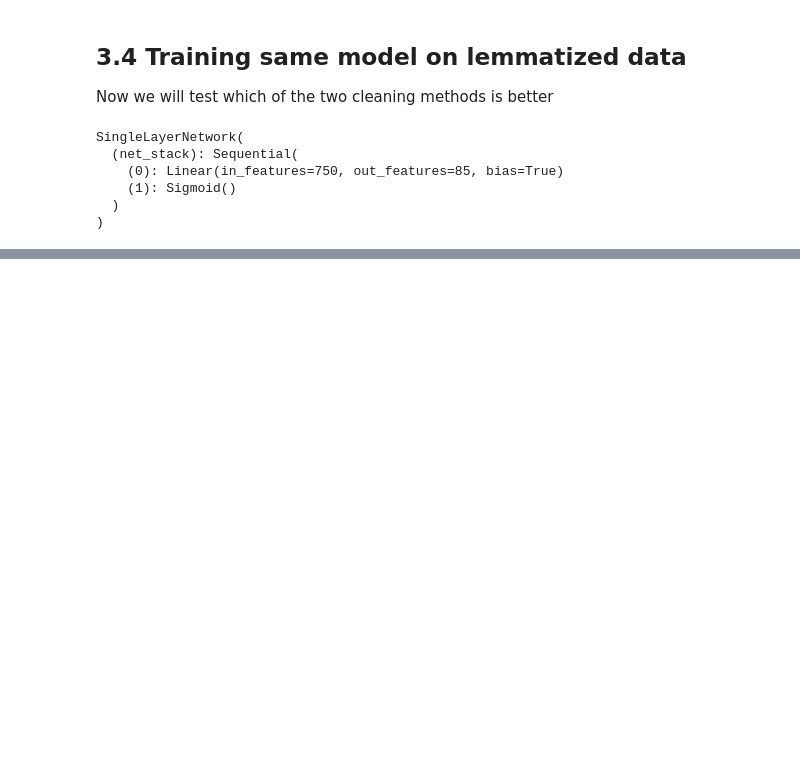
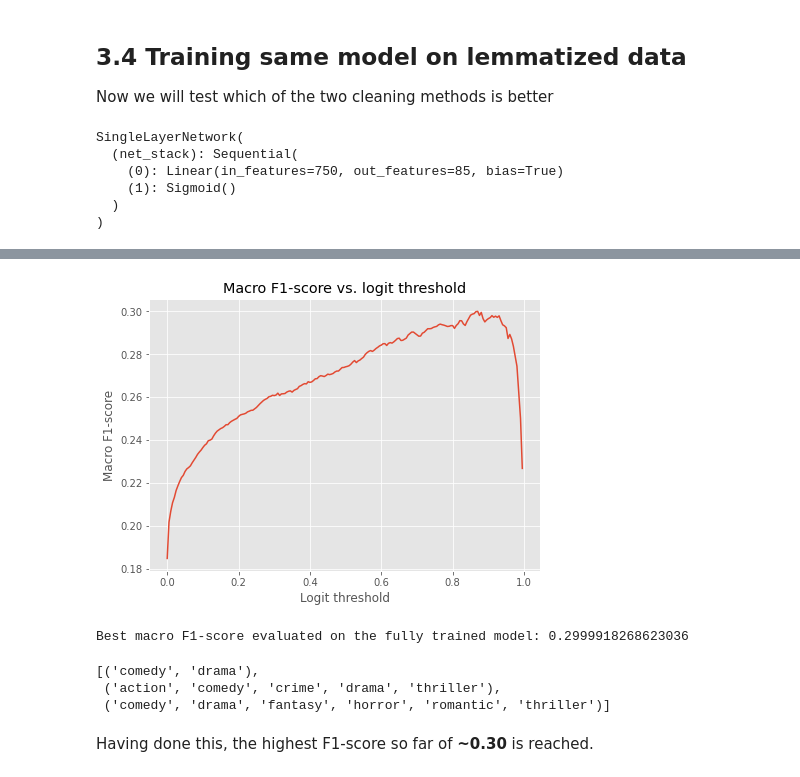
Before and after one commit to sancholp/nlp_movie_project, a Jupyter notebook: movie_project.ipynb, the cells around one changed output, grey strips where cells are left out. Cells and saved outputs as stored; diff of their text form; code cells hidden in the pictures; blank space fills up the shorter version.

```diff
--- a/movie_project.ipynb
+++ b/movie_project.ipynb
@@ -583,0 +583,27 @@ f1score
+# %%
+def optimize_logit_threshold(model, X):
+    threshold_list = np.arange(0,1,0.005)
+    f1_score_list = [final_eval(model, X, threshold)[0] for threshold in threshold_list]
+
+    plt.figure(figsize=(7,5))
+    plt.plot(threshold_list, f1_score_list)
+    plt.title('Macro F1-score vs. logit threshold')
+    plt.xlabel('Logit threshold')
+    plt.ylabel('Macro F1-score')
+    plt.show()
+    return threshold_list[np.argmax(f1_score_list)]
+
+max_threshold = optimize_logit_threshold(single_layer_network, X_val_l_vec)
+f1score, final_preds = final_eval(single_layer_network, X_val_l_vec, max_threshold)
+print(f"Best macro F1-score evaluated on the fully trained model: {f1score}")
+
+predicted_tags = mlb.inverse_transform(final_preds)
+random.sample(predicted_tags, 3)
+# %% [output]
+[figure, added]
+Best macro F1-score evaluated on the fully trained model: 0.2999918268623036
+[('comedy', 'drama'),
+ ('action', 'comedy', 'crime', 'drama', 'thriller'),
+ ('comedy', 'drama', 'fantasy', 'horror', 'romantic', 'thriller')]
+# %% [markdown]
+Having done this, the highest F1-score so far of **~0.30** is reached.
```
Also changed, not shown: parts of 35 cells of this notebook.
